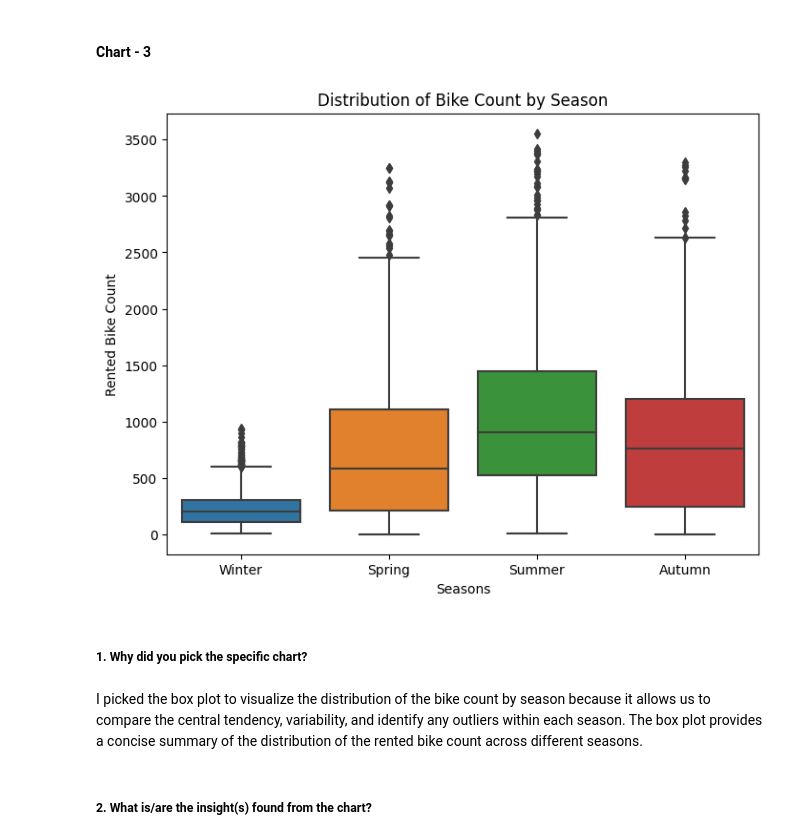
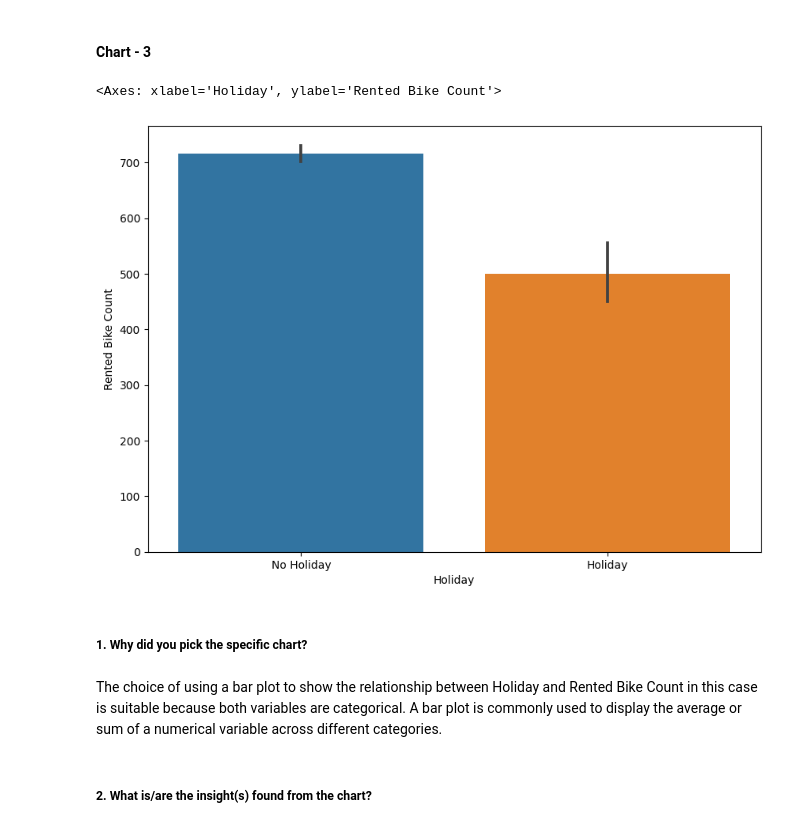
Before and after one commit to Mostaqul143/Bike-Sharing-Demand-Prediction, a Jupyter notebook: Sample ML Submission Template.ipynb, the cells around one changed output. Cells and saved outputs as stored; diff of their text form; code cells hidden in the pictures.

```diff
--- a/Sample ML Submission Template.ipynb
+++ b/Sample ML Submission Template.ipynb
@@ -121,7 +133,7 @@ import matplotlib.pyplot as plt
 # %%
 # Load Dataset
 
-df=pd.read_csv('bike.csv', encoding='latin-1')
+df=pd.read_csv('bike.csv', encoding="ISO-8859-1")
 # %% [markdown]
 ### Dataset First View
 # %%
@@ -303,3 +323,15 @@ No. of unique values in  Functioning Day is 2 .
 ### Data Wrangling Code
 # %%
 # Write your code to make your dataset analysis ready.
+
+# converting date column dtype object to date
+
+df['Date'] = pd.to_datetime(df['Date'],format="%d/%m/%Y")
+# %%
+# split day of week, day,month and year in three column
+df["Day"] = df['Date'].dt.day  # extract date from Date column
+df["Weekdays"] = df['Date'].dt.day_name()  # extract Weekdays from Date column
+df["Month"] = df['Date'].dt.month  # extract month name from Date column
+df["Year"] = df['Date'].dt.year   # extract year from Date column
+# %%
+df.drop('Date',axis=1,inplace=True)
@@ -364,19 +411,17 @@ I picked the bar plot to visualize the bike count by season because it effective
 # %% [markdown]
 #### Chart - 3
 # %%
-# Chart - 3 BoxPlot Between Rented Bike Count abd season
+# Chart - 3 Barplot Between Rented Bike Count and Holiday
 
-plt.figure(figsize=(8, 6))
-sns.boxplot(x='Seasons', y='Rented Bike Count', data=df)
-plt.xlabel('Seasons')
-plt.ylabel('Rented Bike Count')
-plt.title('Distribution of Bike Count by Season')
-plt.show()
+plt.figure(figsize=(10,7))
+sns.barplot(x="Holiday",y="Rented Bike Count",data=df)
 # %% [output]
+<Axes: xlabel='Holiday', ylabel='Rented Bike Count'>
-[figure, old version]
+[figure, new version]
 # %% [markdown]
 ##### 1. Why did you pick the specific chart?
-# %% [markdown]
- I picked the box plot to visualize the distribution of the bike count by season because it allows us to compare the central tendency, variability, and identify any outliers within each season. The box plot provides a concise summary of the distribution of the rented bike count across different seasons.
+# %% [markdown]
+
+The choice of using a bar plot to show the relationship between Holiday and Rented Bike Count in this case is suitable because both variables are categorical. A bar plot is commonly used to display the average or sum of a numerical variable across different categories.
 # %% [markdown]
 ##### 2. What is/are the insight(s) found from the chart?
```
Also changed, not shown: parts of 232 cells of this notebook.
